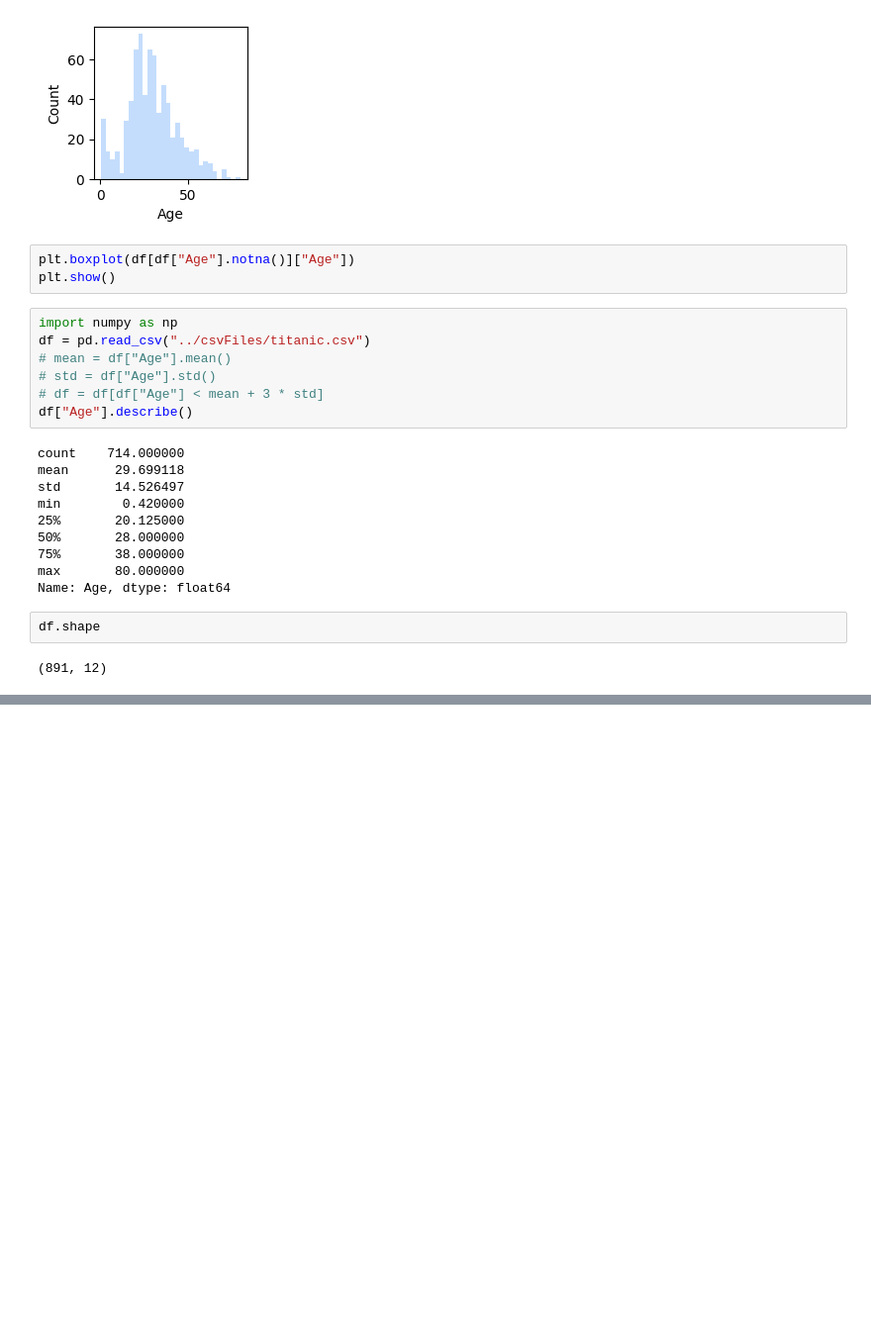
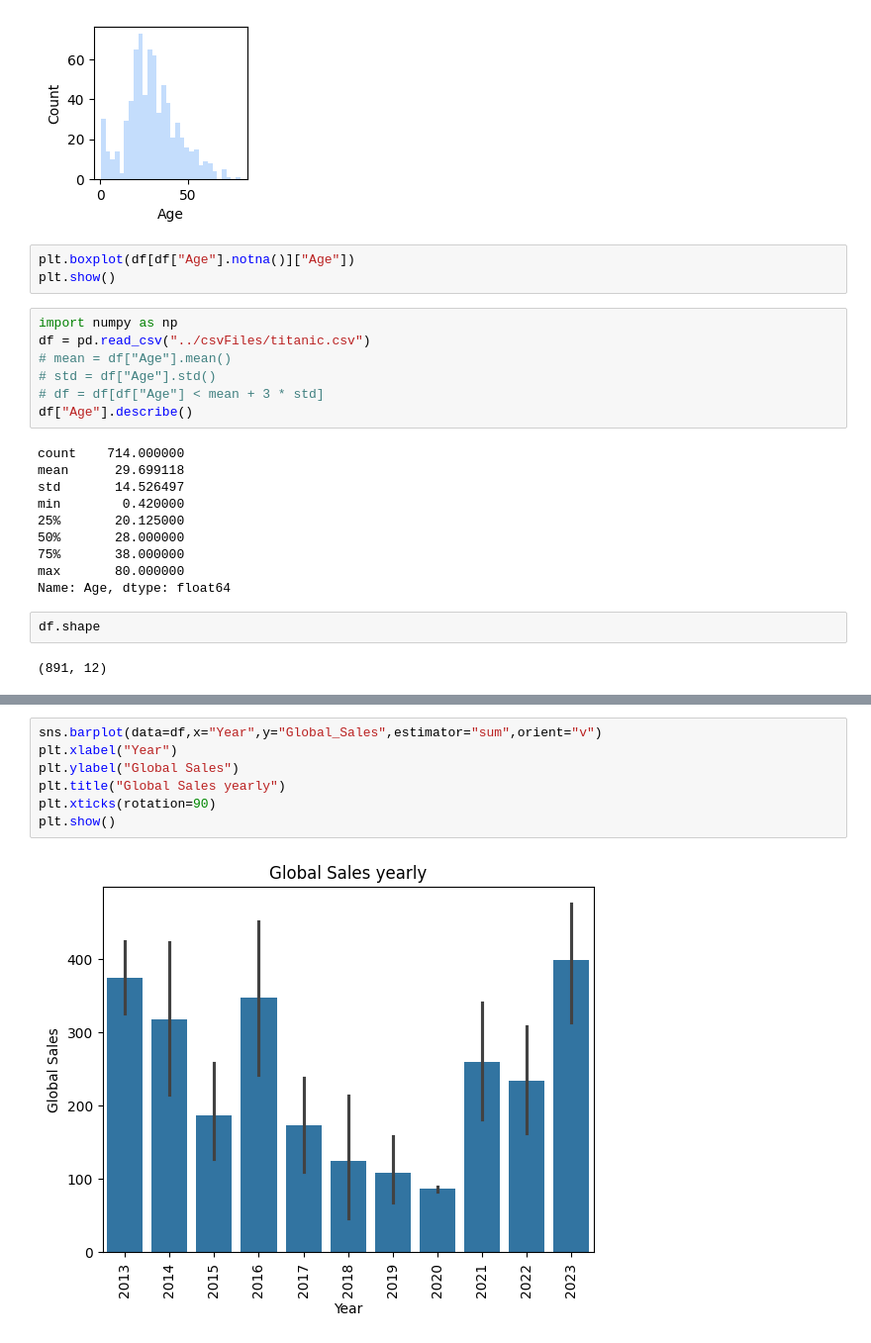
Before and after one commit to hitesh0404/Python, a Jupyter notebook: Batch337/jupyterNotebooks/learningMatplotLib.ipynb, the cells around one changed output, grey strips where cells are left out. Shown at 99% size. Drawn from its saved outputs; the diff is of its cells as text; blank space fills up the shorter version.

```diff
--- a/Batch337/jupyterNotebooks/learningMatplotLib.ipynb
+++ b/Batch337/jupyterNotebooks/learningMatplotLib.ipynb
@@ -113,0 +233,9 @@ print (filtered)
+# %%
+sns.barplot(data=df,x="Year",y="Global_Sales",estimator="sum",orient="v")
+plt.xlabel("Year")
+plt.ylabel("Global Sales")
+plt.title("Global Sales yearly")
+plt.xticks(rotation=90)
+plt.show()
+# %% [output]
+[figure, added]
```
Also changed, not shown: parts of 20 cells of this notebook, 3 other files.
